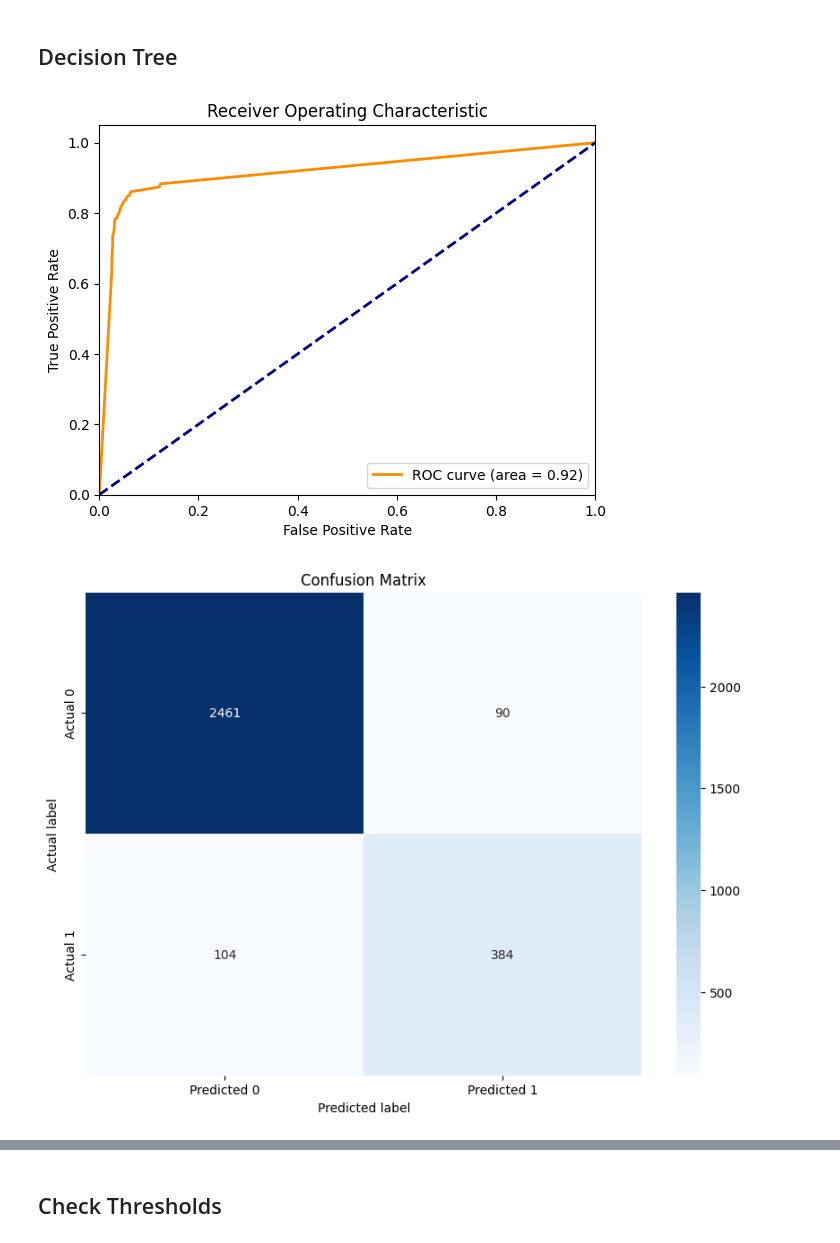
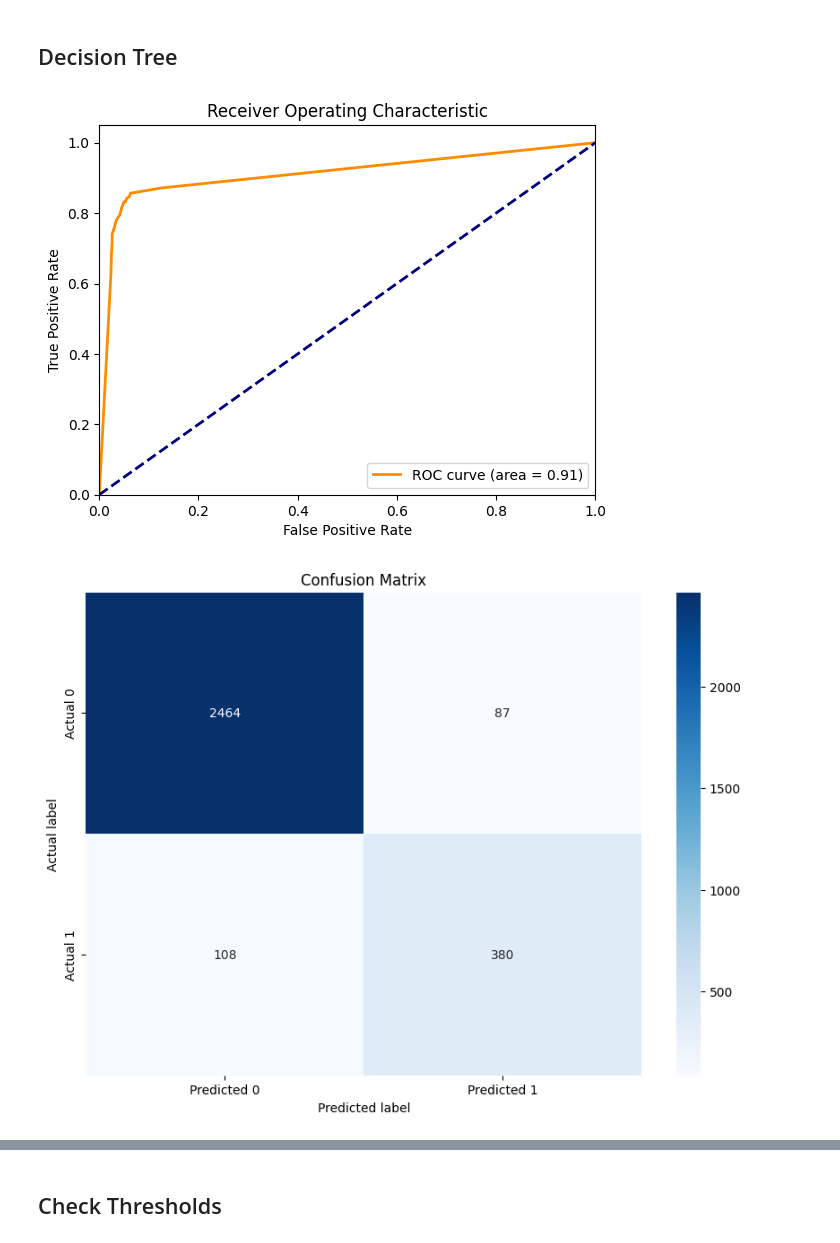
Before and after one commit to gabrieldornella/credit-card-attrition, a Jupyter notebook: notebooks/CreditCardChurn_ML.ipynb, the cells around one changed output, grey strips where cells are left out. Saved outputs shown, nothing was run; the diff lists cells and outputs as text; code cells hidden in the pictures.

```diff
--- a/notebooks/CreditCardChurn_ML.ipynb
+++ b/notebooks/CreditCardChurn_ML.ipynb
@@ -83,9 +83,9 @@ categorical_columns = X_train.select_dtypes(include='object').columns
 numeric_columns = X_train.select_dtypes(include=['int64','float64']).columns
 # %%
 # Column Transformer
-ct = ColumnTransformer([
-    ('ohe',OneHotEncoder(drop='if_binary',handle_unknown='ignore'),categorical_columns),
-    ('std',StandardScaler(),numeric_columns)
+preprocessor = ColumnTransformer([
+    ('num',StandardScaler(),numeric_columns),
+    ('cat',OneHotEncoder(drop='if_binary',handle_unknown='ignore'),categorical_columns)
 ])
 # %% [markdown]
 ## Dataframe to store the results
@@ -96,8 +96,8 @@ results = pd.DataFrame(columns=['Model','Best_params','Accuracy', 'Precision','R
 # %%
 # Create the pipeline for the baseline model
 pipe_baseline = Pipeline([
-    ('ct',ct),
-    ('lr',LogisticRegression())
+    ('preprocessor',preprocessor),
+    ('model',LogisticRegression())
 ])
 # %%
 # Fit the baseline model
@@ -296,6 +366,11 @@ def model_creation_optimization(model_name, model, parameters, scoring_metric, r
 # %%
-#Grid of values to search for Logistic Regression
-param_grid = [
-    {'model__solver': ['liblinear'], 'model__penalty': ['l1', 'l2'], 'model__C': [0.01, 0.1, 1, 10, 100]},
-    {'model__solver': ['lbfgs'], 'model__penalty': ['l2'], 'model__C': [0.01, 0.1, 1, 10, 100]}
-]
+# Grid of values to search for Logistic Regression
+param_grid = {
+    'DecisionTree': {'model__criterion': ['gini', 'entropy'], 'model__max_depth': [None, 3, 5, 10, 20, 30, 40, 50], 'model__min_samples_split': [2, 5, 10],
+                     'model__min_samples_leaf': [1, 2, 4], 'model__class_weight': [None, 'balanced']},  # Include 'balanced' to handle class imbalance
+
+    'SVM': {'model__C': [0.1, 1, 10], 'model__kernel': ['linear', 'rbf']},
+
+    'LogisticRegression': [{'model__solver': ['liblinear'], 'model__penalty': ['l1', 'l2'], 'model__C': [0.01, 0.1, 1, 10, 100]},
+        {'model__solver': ['lbfgs'], 'model__penalty': ['l2'], 'model__C': [0.01, 0.1, 1, 10, 100]}]
+}
@@ -322,4 +404,6 @@ svc_param_grid = {
 # %%
-model_result = model_creation_optimization(model_name='Support Vector Machine',model=SVC(probability=True, class_weight='balanced'),parameters=svc_param_grid,scoring_metric='f1',results_df=results)
+model_result = model_creation_optimization(model_name='SVM',model=SVC(probability=True, class_weight='balanced', random_state=42),
+                                           parameters=param_grid,scoring_metric='f1',results_df=results)
+
 results = pd.concat([results, model_result], ignore_index=True)
 # %% [output]
@@ -345,6 +422,6 @@ dtree_param_grid = {
 # %%
-model_result = model_creation_optimization(model_name='Decision Tree',model=DecisionTreeClassifier(),parameters=dtree_param_grid,scoring_metric='f1',results_df=results)
+model_result = model_creation_optimization(model_name='DecisionTree',model=DecisionTreeClassifier(random_state=42),parameters=param_grid,scoring_metric='f1',results_df=results)
 results = pd.concat([results, model_result], ignore_index=True)
 # %% [output]
-[figure, old version]
+[figure, new version]
 [figure]
```
Also changed, not shown: parts of 17 cells of this notebook.
